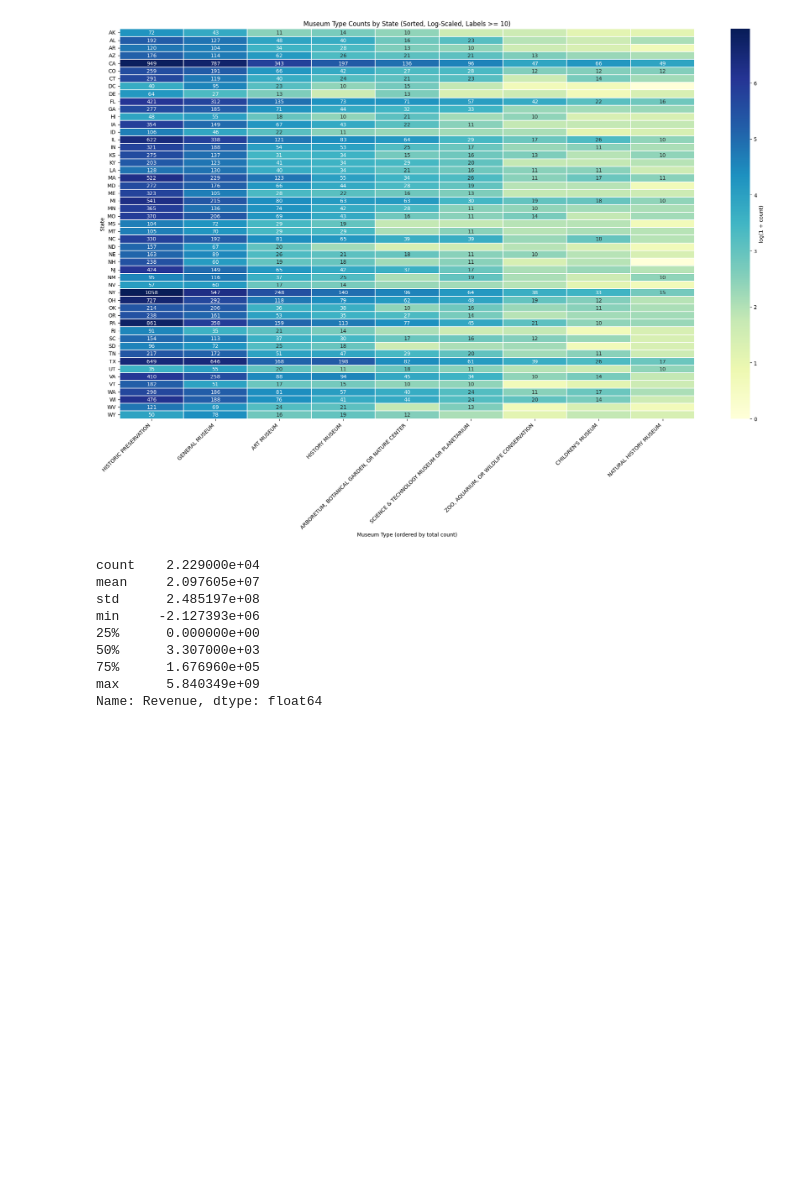
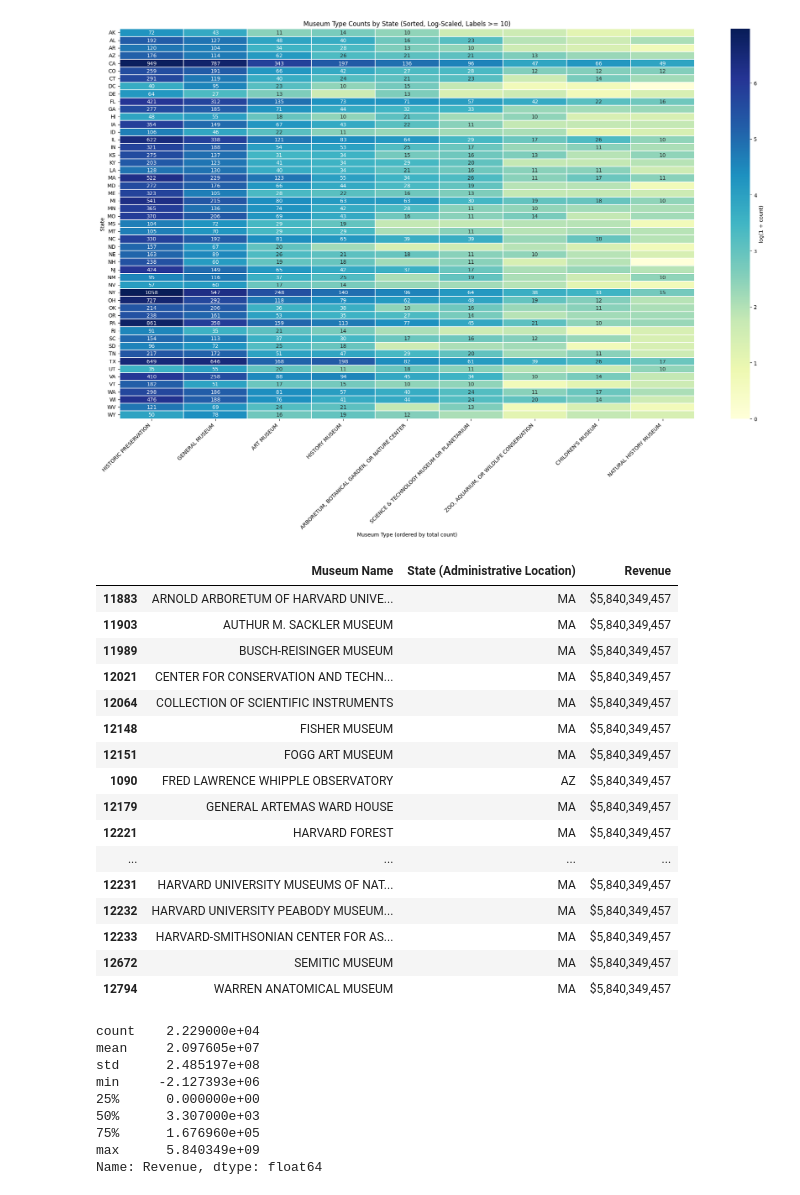
Before and after one commit to SevenDot0-Week5/MuseumsNotebook, a Jupyter notebook: MuseumNotes.ipynb, the cells around one changed output. Saved outputs shown, nothing was run; the diff lists cells and outputs as text; code cells hidden in the pictures; blank space fills up the shorter version.

```diff
--- a/MuseumNotes.ipynb
+++ b/MuseumNotes.ipynb
@@ -241,6 +269,44 @@ plt.tight_layout()
 plt.show()
 # %% [output]
 [figure]
+# %%
+revenue_num = pd.to_numeric(
+    clean_copy['Revenue'].astype(str).str.replace(r'[\$,]', '', regex=True),
+    errors='coerce'
+)
+
+top_revenue_museums = clean_copy.assign(Revenue_num=revenue_num)
+top_revenue_museums = top_revenue_museums[top_revenue_museums['Revenue_num'].notna()]
+
+top_value = top_revenue_museums['Revenue_num'].max()
+
+top_revenue_museums = (
+    top_revenue_museums[top_revenue_museums['Revenue_num'].eq(top_value)]
+    [['Museum Name', 'State (Administrative Location)', 'Revenue_num']]
+    .drop_duplicates()
+    .sort_values(['Museum Name', 'State (Administrative Location)'])
+)
+
+top_revenue_museums['Revenue'] = top_revenue_museums['Revenue_num'].map('${:,.0f}'.format)
+top_revenue_museums[['Museum Name', 'State (Administrative Location)', 'Revenue']]
+# %% [output]
+|  | Museum Name | State (Administrative Location) | Revenue |
+| 11883 | ARNOLD ARBORETUM OF HARVARD UNIVE... | MA | $5,840,349,457 |
+| 11903 | AUTHUR M. SACKLER MUSEUM | MA | $5,840,349,457 |
+| 11989 | BUSCH-REISINGER MUSEUM | MA | $5,840,349,457 |
+| 12021 | CENTER FOR CONSERVATION AND TECHN... | MA | $5,840,349,457 |
+| 12064 | COLLECTION OF SCIENTIFIC INSTRUMENTS | MA | $5,840,349,457 |
+| 12148 | FISHER MUSEUM | MA | $5,840,349,457 |
+| 12151 | FOGG ART MUSEUM | MA | $5,840,349,457 |
+| 1090 | FRED LAWRENCE WHIPPLE OBSERVATORY | AZ | $5,840,349,457 |
+| 12179 | GENERAL ARTEMAS WARD HOUSE | MA | $5,840,349,457 |
+| 12221 | HARVARD FOREST | MA | $5,840,349,457 |
+| ... | ... | ... | ... |
+| 12231 | HARVARD UNIVERSITY MUSEUMS OF NAT... | MA | $5,840,349,457 |
+| 12232 | HARVARD UNIVERSITY PEABODY MUSEUM... | MA | $5,840,349,457 |
+| 12233 | HARVARD-SMITHSONIAN CENTER FOR AS... | MA | $5,840,349,457 |
+| 12672 | SEMITIC MUSEUM | MA | $5,840,349,457 |
+| 12794 | WARREN ANATOMICAL MUSEUM | MA | $5,840,349,457 |
 # %%
 revs = clean_copy['Revenue'].dropna().apply(lambda x: float(x.replace('$', '').replace(',', '')))
 revs.describe()
```
Also changed, not shown: parts of 4 cells of this notebook.
